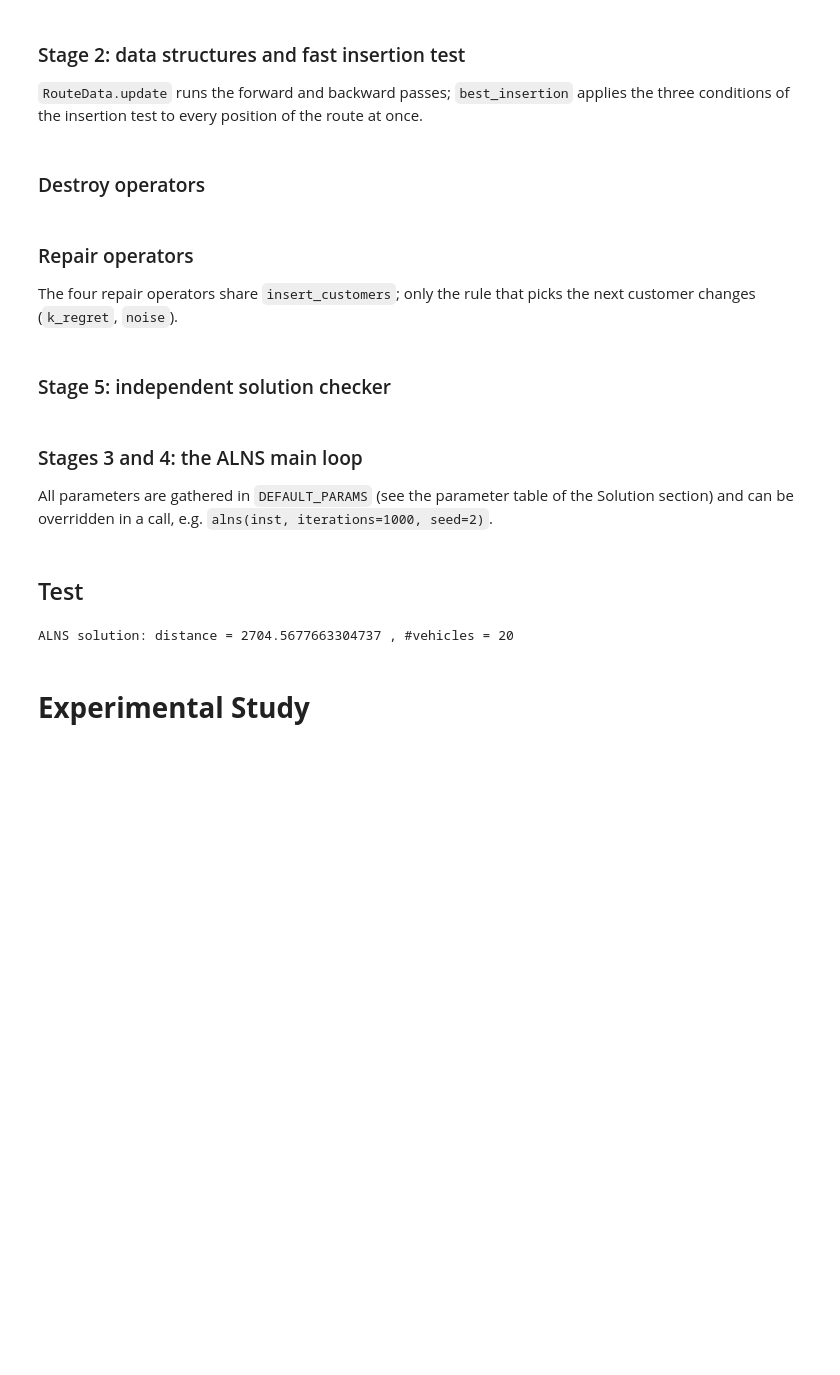
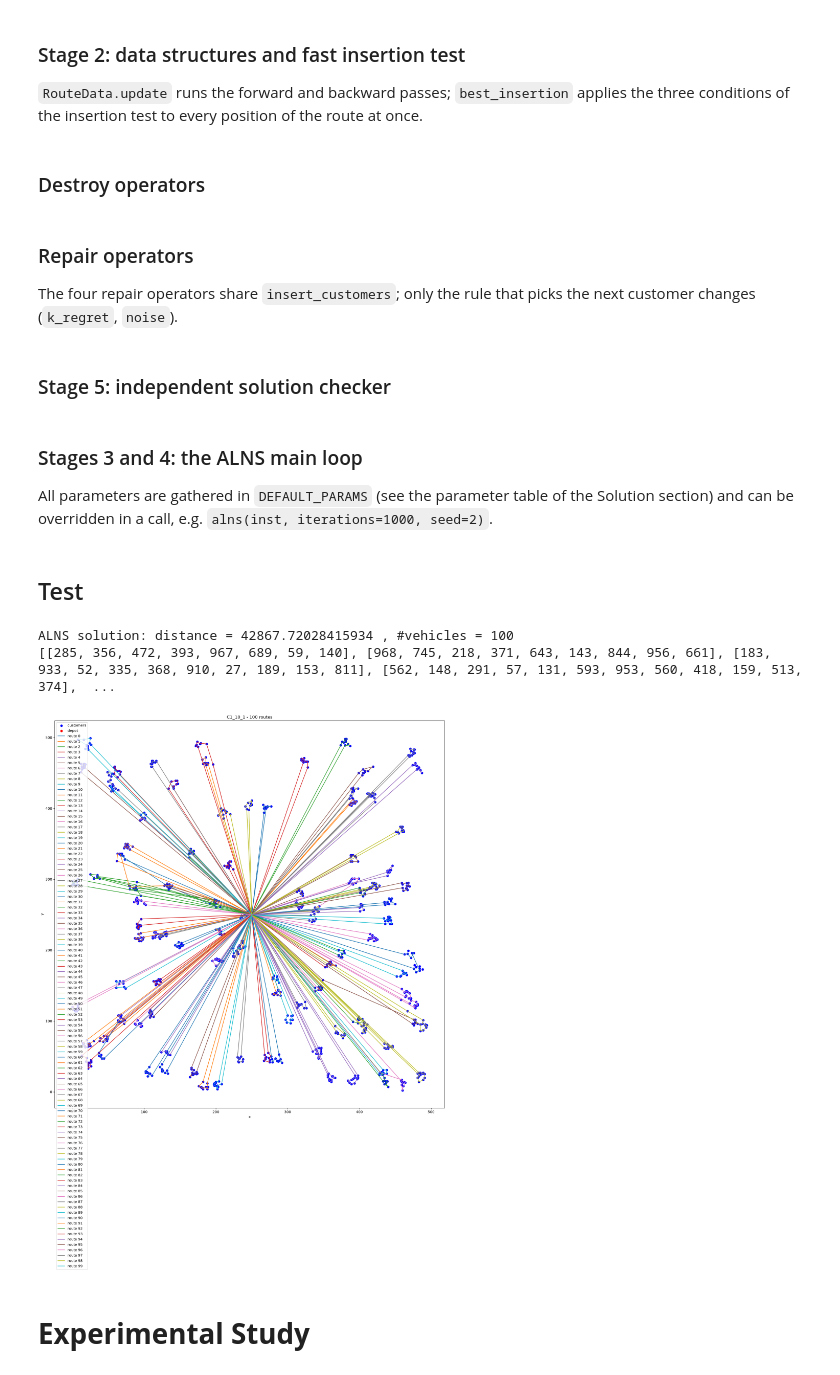
Before and after one commit to slowalie/Algorithms_and_Combinatorial_Optimization_project_groupe_2, a Jupyter notebook: group_2_project_final_deliverable.ipynb, the cells around one changed output. Saved outputs shown, nothing was run; the diff lists cells and outputs as text; code cells hidden in the pictures; blank space fills up the shorter version.

```diff
--- a/group_2_project_final_deliverable.ipynb
+++ b/group_2_project_final_deliverable.ipynb
@@ -1064,14 +1064,32 @@ def alns(inst, **overrides):
 
     history["runtime"] = time.perf_counter() - t0
     return best, history
+
+def plot_route(inst, routes, ax=None):
+    if ax is None:
+        fig, ax = plt.subplots(figsize=(20,20))
+    coords = inst["coords"]
+    ax.scatter(coords[1:, 0], coords[1:, 1], c="blue", label="customers")
+    ax.scatter(coords[0, 0], coords[0, 1], c="red", label="depot")
+    for k, r in enumerate(routes):
+        seq = [0] + r + [0]
+        ax.plot(coords[seq, 0], coords[seq, 1], label=f"route {k}")
+    ax.set_title(f"{inst['name']} - {len(routes)} routes")
+    ax.set_xlabel("x"); ax.set_ylabel("y")
+    ax.legend()
+    plt.show()
 # %% [markdown]
 ## Test
 # %%
 #first try
-inst = load_instance(f"{DATA_DIR}/C1_2_1.200.20.vrptw")
+inst = load_instance(f"{DATA_DIR}/C1_10_1.1000.100.vrptw")
 alns_solution, alns_history = alns(inst, iterations=2000, seed=0, vehicle_cost=0.0, unassigned_penalty=1e4)
 print("ALNS solution: distance =", alns_solution.distance(inst), ", #vehicles =", len(alns_solution.routes))
+print(alns_solution.routes)
+plot_route(inst, alns_solution.routes)
 # %% [output]
-ALNS solution: distance = 2704.5677663304737 , #vehicles = 20
+ALNS solution: distance = 42867.72028415934 , #vehicles = 100
+[[285, 356, 472, 393, 967, 689, 59, 140], [968, 745, 218, 371, 643, 143, 844, 956, 661], [183, 933, 52, 335, 368, 910, 27, 189, 153, 811], [562, 148, 291, 57, 131, 593, 953, 560, 418, 159, 513, 374],  ...
+[figure, added]
 # %% [markdown]
 # **Experimental Study**
```
